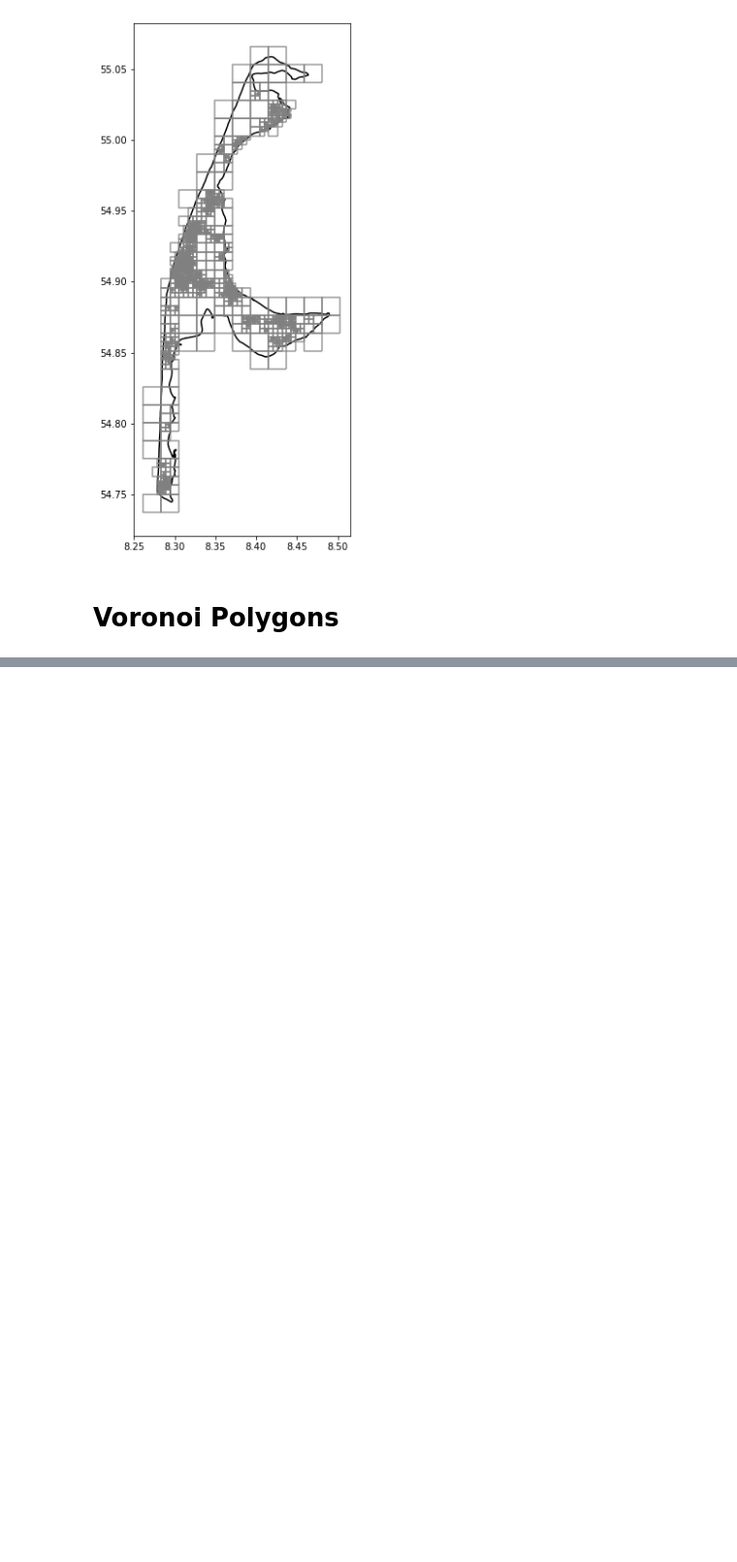
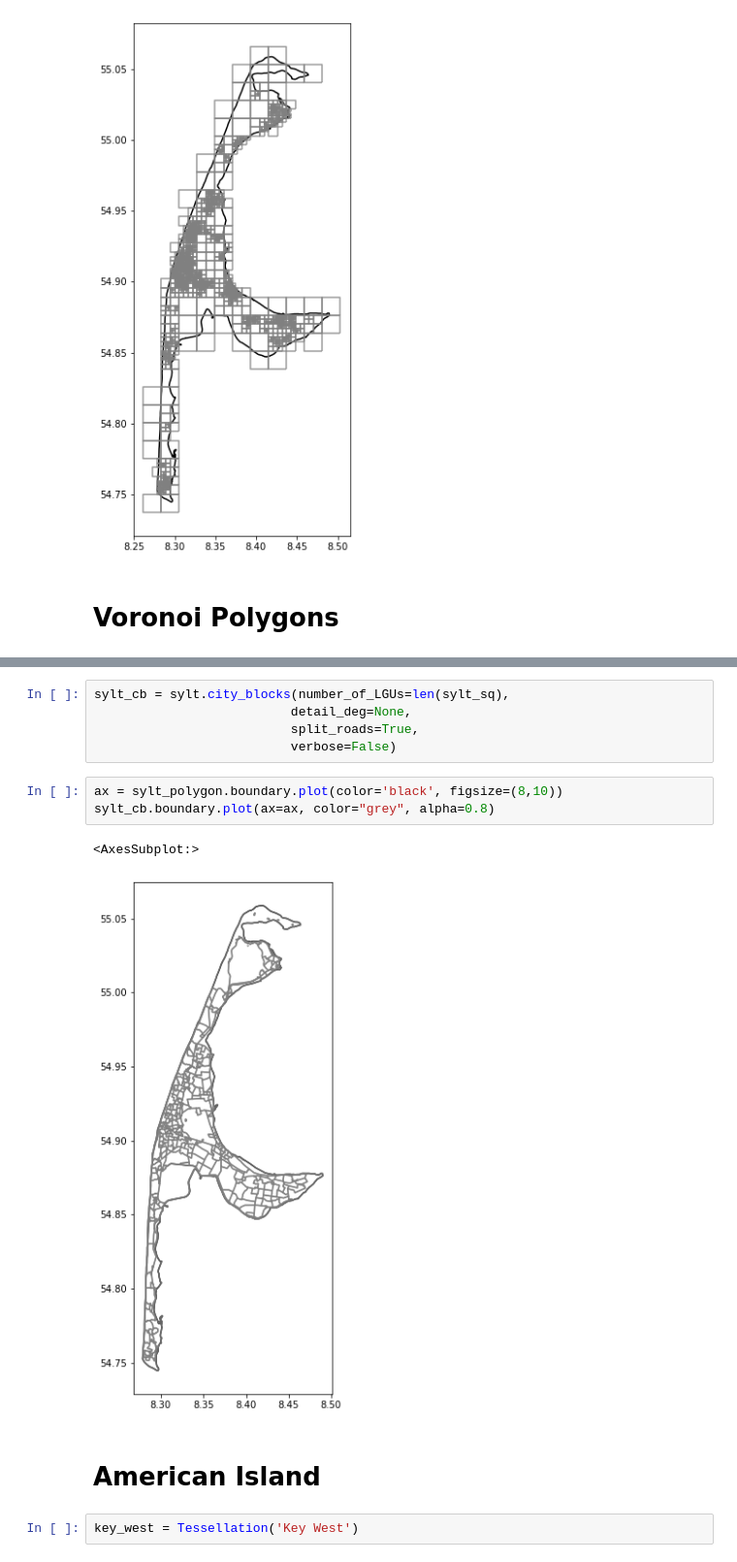
Before and after one commit to siavash-saki/tesspy, a Jupyter notebook: tesspy/test_jn_04_islands.ipynb, the cells around one changed output, grey strips where cells are left out. Shown: that part at 97% size. Cells and saved outputs as stored; diff of their text form; blank space fills up the shorter version.

```diff
--- a/tesspy/test_jn_04_islands.ipynb
+++ b/tesspy/test_jn_04_islands.ipynb
@@ -65,0 +72,15 @@ NameError: name 'np' is not defined
+# %%
+sylt_cb = sylt.city_blocks(number_of_LGUs=len(sylt_sq),
+                          detail_deg=None,
+                          split_roads=True,
+                          verbose=False)
+# %%
+ax = sylt_polygon.boundary.plot(color='black', figsize=(8,10))
+sylt_cb.boundary.plot(ax=ax, color="grey", alpha=0.8)
+# %% [output]
+<AxesSubplot:>
+[figure, added]
+# %% [markdown]
+# American Island
+# %%
+key_west = Tessellation('Key West')
```
Also changed, not shown: parts of 5 cells of this notebook.
